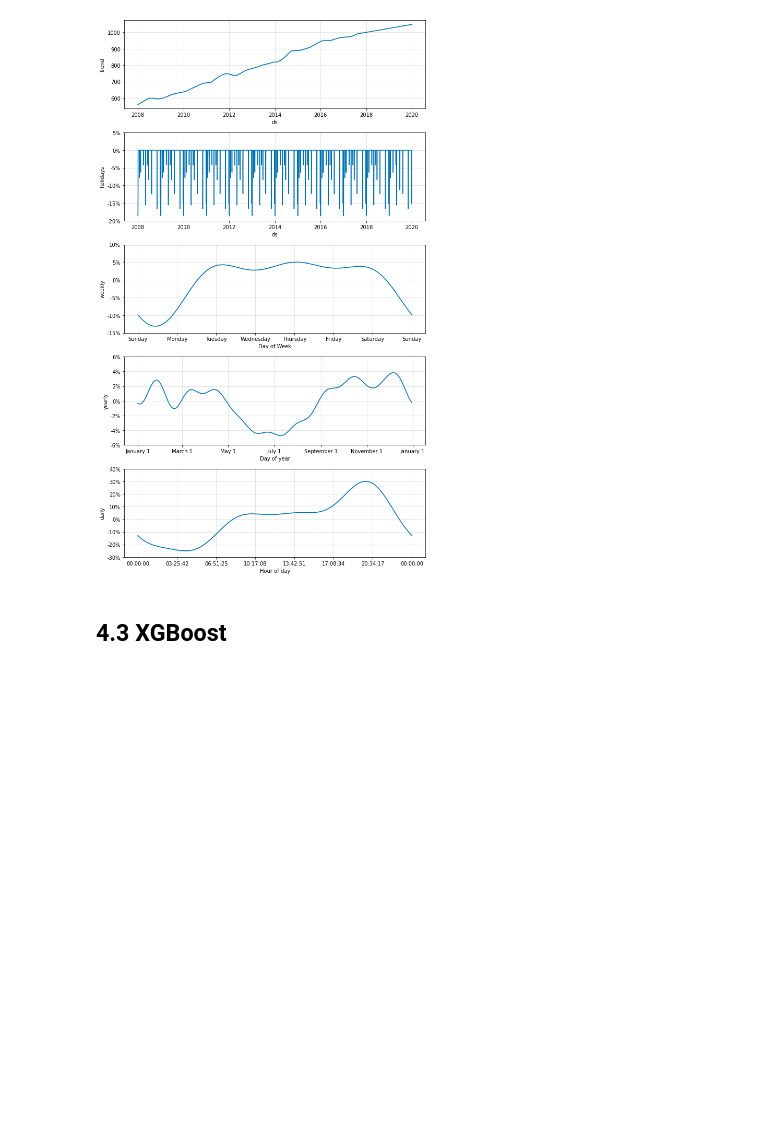
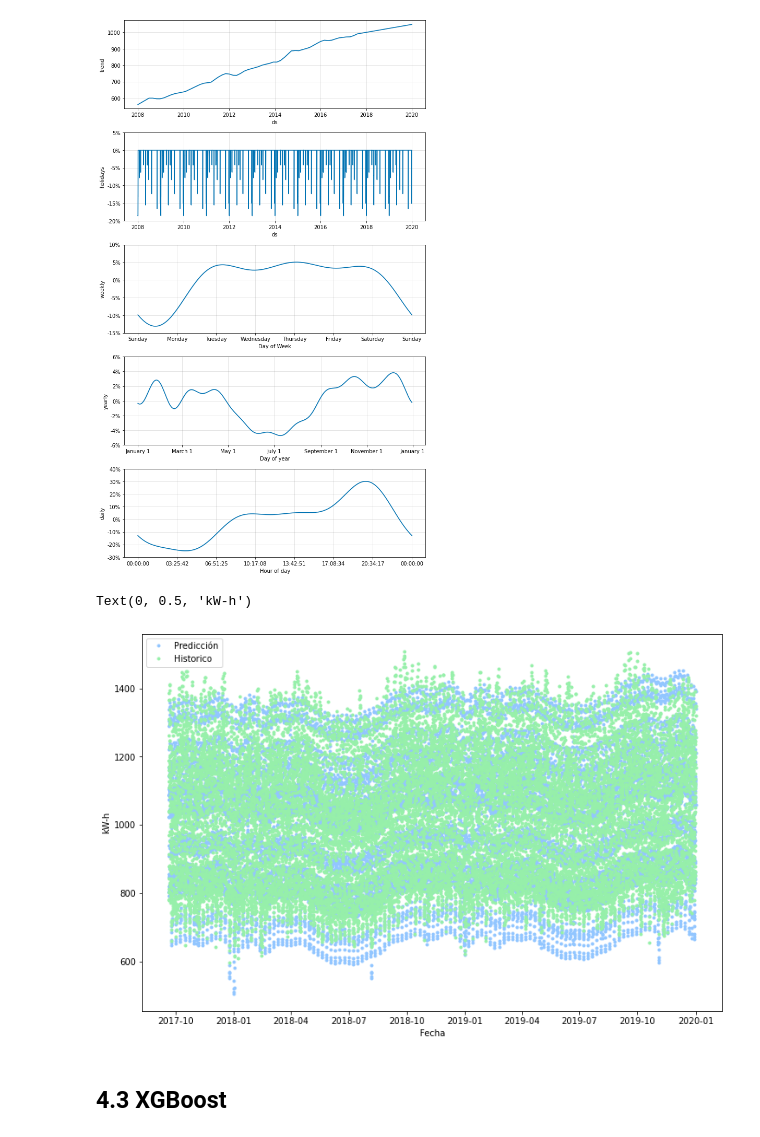
Before and after one commit to hochkofler/Master_big_data, a Jupyter notebook: TFM.ipynb, the cells around one changed output. Cells and saved outputs as stored; diff of their text form; code cells hidden in the pictures; blank space fills up the shorter version.

```diff
--- a/TFM.ipynb
+++ b/TFM.ipynb
@@ -697,6 +744,18 @@ model_prophet_prediction_4 = model_prophet_4.predict(\
 model_prophet_4.plot_components(model_prophet_prediction_4);
 # %% [output]
 [figure]
+# %%
+fig = plt.figure(figsize=(12,8))
+plt.plot(data_prep[-20000:].index,
+         model_prophet_prediction_4[-20000:].yhat.values,
+         '.', label = 'Predicción')
+plt.plot(data_prep[-20000:], '.', label ='Historico')
+plt.legend()
+plt.xlabel("Fecha")
+plt.ylabel("kW-h")
+# %% [output]
+Text(0, 0.5, 'kW-h')
+[figure, added]
 # %% [markdown]
 ## **4.3 XGBoost**
 # %%
```
Also changed, not shown: parts of 44 cells of this notebook.
